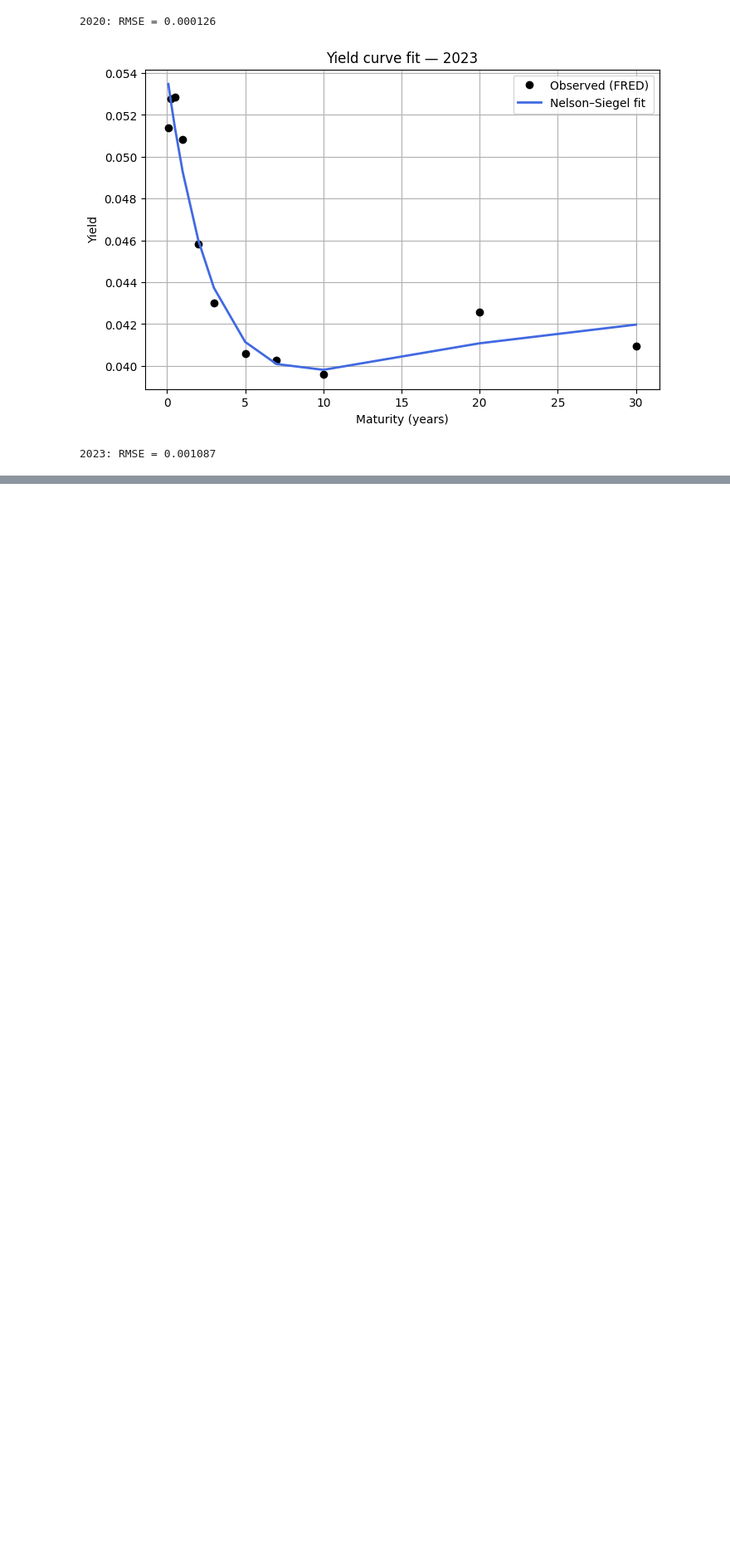
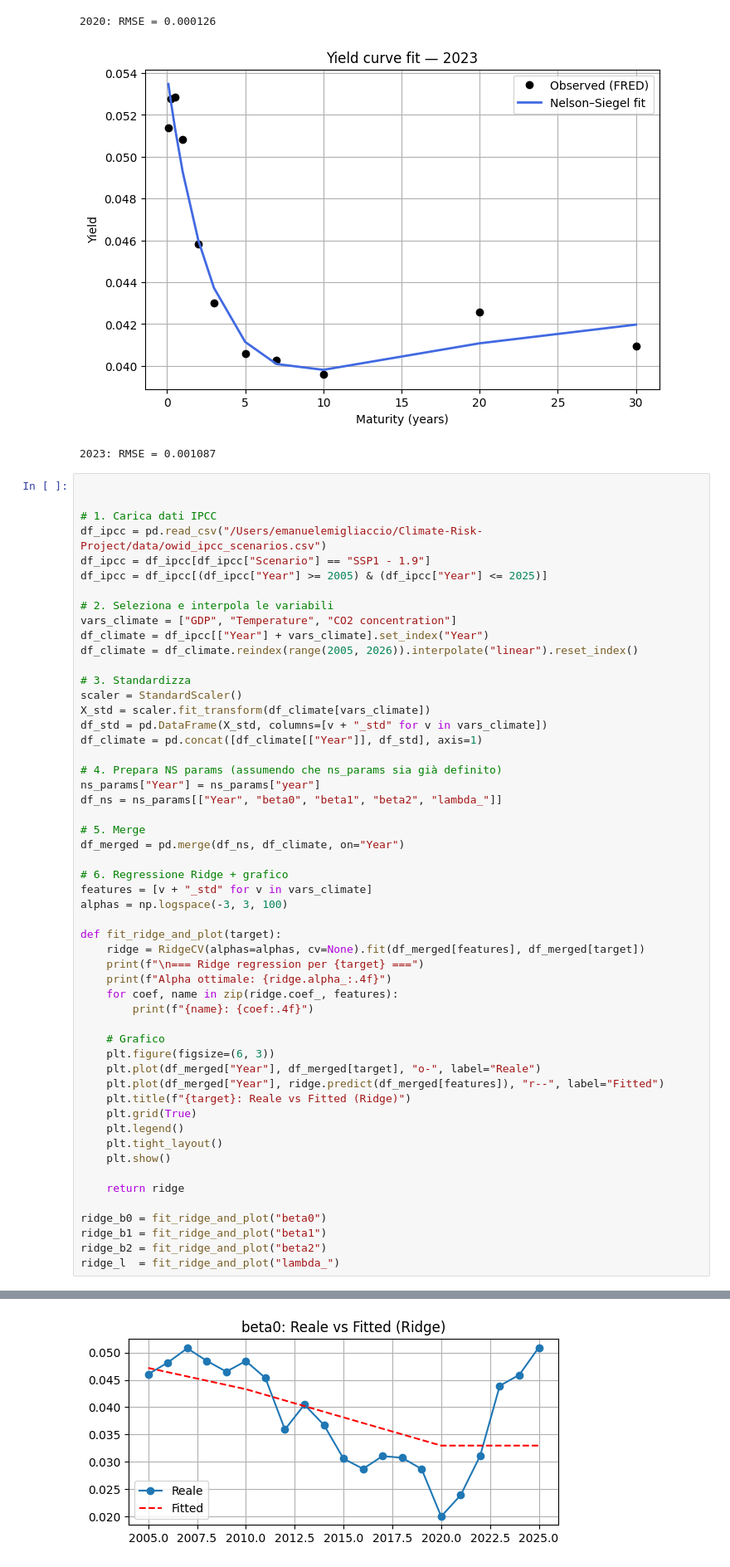
Before and after one commit to pancakes9798/Climate-Risk-Project, a Jupyter notebook: src/Calibrazione_Nelson_SIegel_Svenson.ipynb, the cells around one changed output, grey strips where cells are left out. Shown at 83% size. Drawn from its saved outputs; the diff is of its cells as text; blank space fills up the shorter version.

```diff
--- a/src/Calibrazione_Nelson_SIegel_Svenson.ipynb
+++ b/src/Calibrazione_Nelson_SIegel_Svenson.ipynb
@@ -100,3 +102,57 @@ for year in years_to_plot:
 2020: RMSE = 0.000126
 [figure]
 2023: RMSE = 0.001087
+# %%
+
+
+# 1. Carica dati IPCC
+df_ipcc = pd.read_csv("/Users/emanuelemigliaccio/Climate-Risk-Project/data/owid_ipcc_scenarios.csv")
+df_ipcc = df_ipcc[df_ipcc["Scenario"] == "SSP1 - 1.9"]
+df_ipcc = df_ipcc[(df_ipcc["Year"] >= 2005) & (df_ipcc["Year"] <= 2025)]
+
+# 2. Seleziona e interpola le variabili
+vars_climate = ["GDP", "Temperature", "CO2 concentration"]
+df_climate = df_ipcc[["Year"] + vars_climate].set_index("Year")
+df_climate = df_climate.reindex(range(2005, 2026)).interpolate("linear").reset_index()
+
+# 3. Standardizza
+scaler = StandardScaler()
+X_std = scaler.fit_transform(df_climate[vars_climate])
+df_std = pd.DataFrame(X_std, columns=[v + "_std" for v in vars_climate])
+df_climate = pd.concat([df_climate[["Year"]], df_std], axis=1)
+
+# 4. Prepara NS params (assumendo che ns_params sia già definito)
+ns_params["Year"] = ns_params["year"]
+df_ns = ns_params[["Year", "beta0", "beta1", "beta2", "lambda_"]]
+
+# 5. Merge
+df_merged = pd.merge(df_ns, df_climate, on="Year")
+
+# 6. Regressione Ridge + grafico
+features = [v + "_std" for v in vars_climate]
+alphas = np.logspace(-3, 3, 100)
+
+def fit_ridge_and_plot(target):
+    ridge = RidgeCV(alphas=alphas, cv=None).fit(df_merged[features], df_merged[target])
+    print(f"\n=== Ridge regression per {target} ===")
+    print(f"Alpha ottimale: {ridge.alpha_:.4f}")
+    for coef, name in zip(ridge.coef_, features):
+        print(f"{name}: {coef:.4f}")
+
+    # Grafico
+    plt.figure(figsize=(6, 3))
+    plt.plot(df_merged["Year"], df_merged[target], "o-", label="Reale")
+    plt.plot(df_merged["Year"], ridge.predict(df_merged[features]), "r--", label="Fitted")
+    plt.title(f"{target}: Reale vs Fitted (Ridge)")
+    plt.grid(True)
+    plt.legend()
+    plt.tight_layout()
+    plt.show()
+
+    return ridge
+
+ridge_b0 = fit_ridge_and_plot("beta0")
+ridge_b1 = fit_ridge_and_plot("beta1")
+ridge_b2 = fit_ridge_and_plot("beta2")
+ridge_l  = fit_ridge_and_plot("lambda_")
+# %% [output]
@@ -102,0 +164 @@ for year in years_to_plot:
+[figure, added]
```
Also changed, not shown: parts of 8 cells of this notebook.
